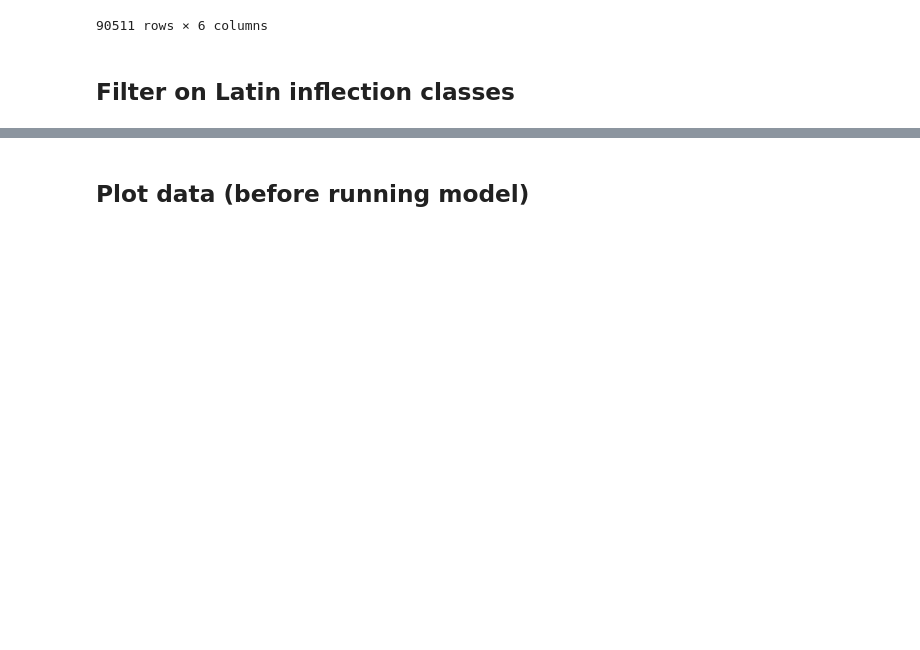
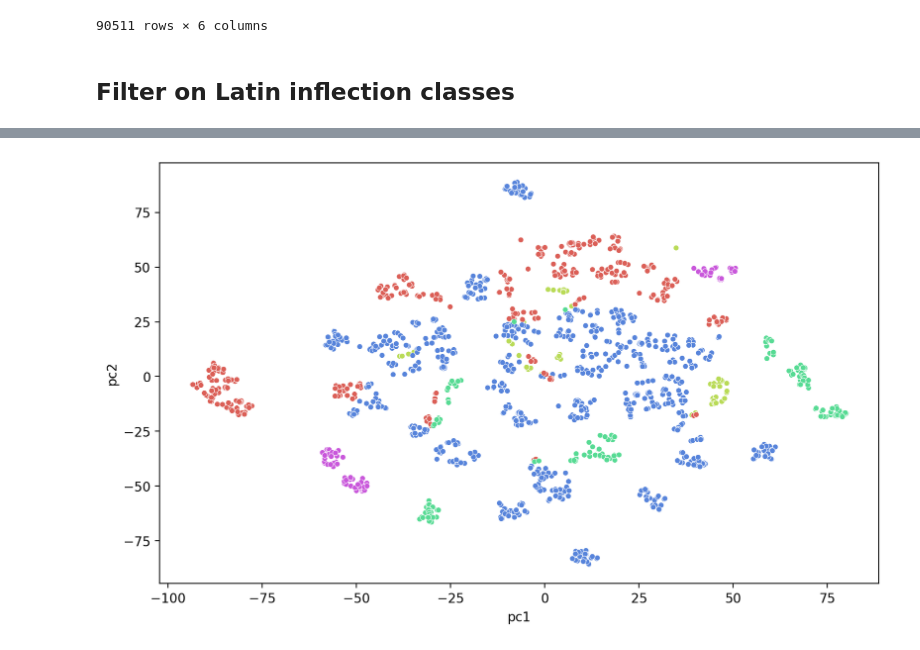
Before and after one commit to peterdekker/agents-art, a Jupyter notebook: Roman inflection dataset.ipynb, the cells around one changed output, grey strips where cells are left out. Saved outputs shown, nothing was run; the diff lists cells and outputs as text; code cells hidden in the pictures; blank space fills up the shorter version.

```diff
--- a/Roman inflection dataset.ipynb
+++ b/Roman inflection dataset.ipynb
@@ -158,5 +85,8 @@ Name: Latin_Conjugation, Length: 2700, dtype: object
-# %% [markdown]
-## Plot data (before running model)
+# %%
+forms_inflections_onehot = np.concatenate((forms_onehot, inflections_onehot), axis=1)
+evaluation.plot_data(forms_inflections_onehot, labels=forms, clusters=inflections, sample_points=None, use_labels=False)
+# %% [output]
+[figure, added]
 # %%
 ## Iff Language_of_the_etymon is Latin, it has inflection classes
 # print(cognates_df[~cognates_df["Latin_Conjugation"].isnull()]["Language_of_the_etymon"].unique()) # only if
```
Also changed, not shown: parts of 5 cells of this notebook, 3 other files.
